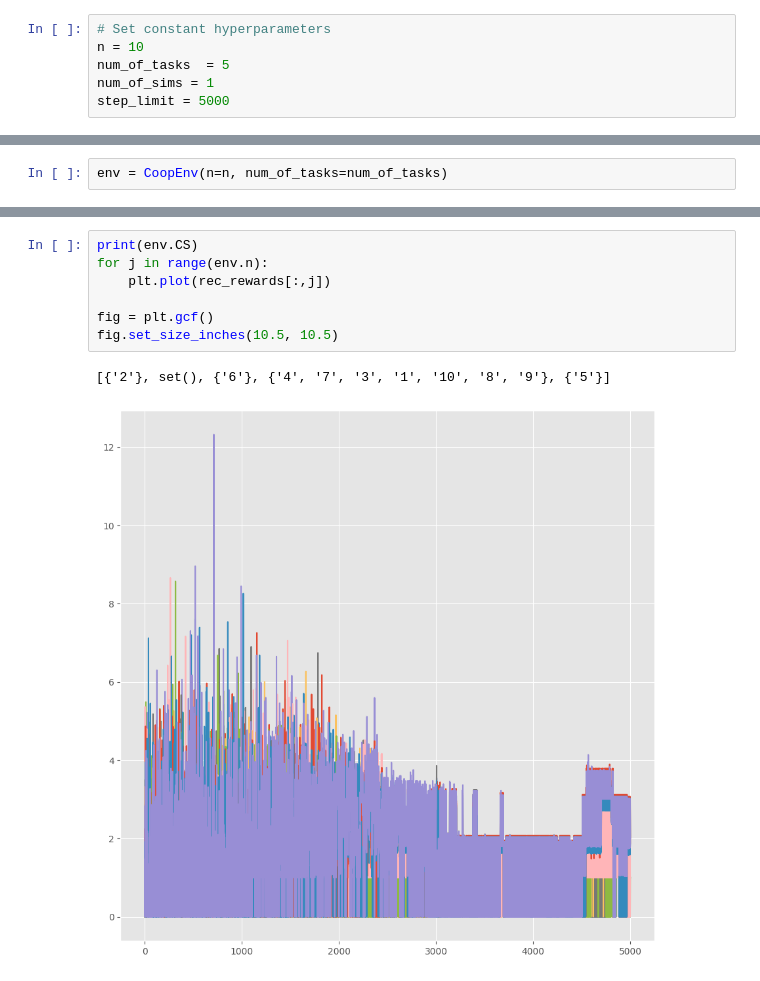
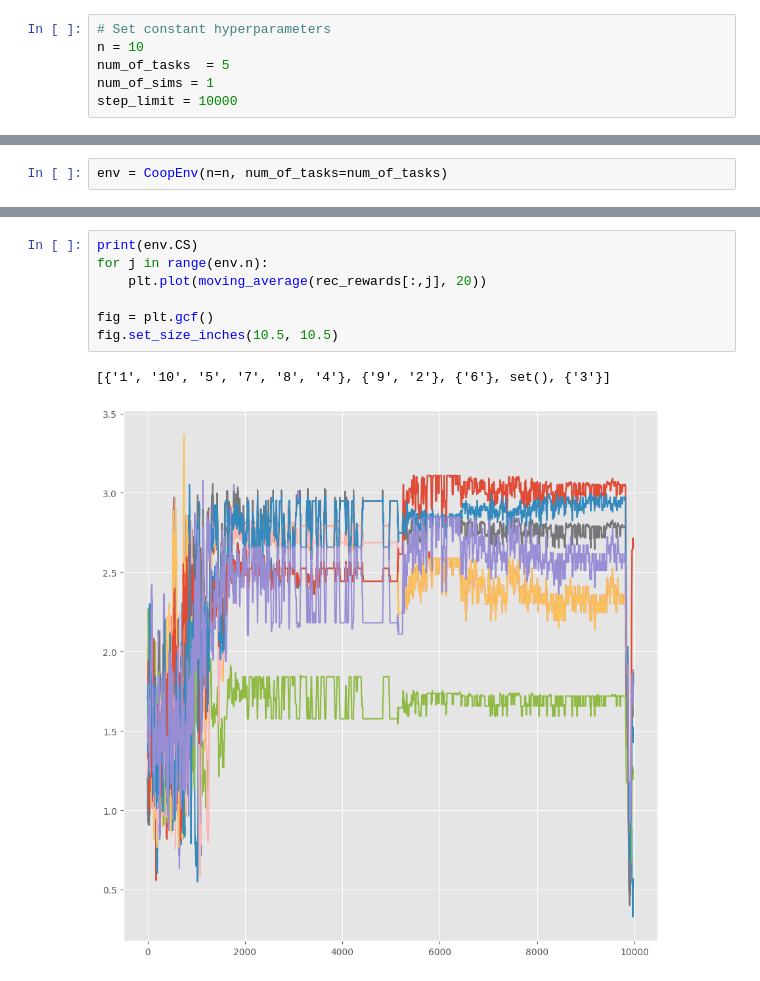
Before and after one commit to akhimoche/coop-form-marl, a Jupyter notebook: driver_code.ipynb, the cells around one changed output, grey strips where cells are left out. Saved outputs shown, nothing was run; the diff lists cells and outputs as text.

```diff
--- a/driver_code.ipynb
+++ b/driver_code.ipynb
@@ -11,5 +11,5 @@ plt.style.use('ggplot')
 n = 10
 num_of_tasks  = 5
 num_of_sims = 1
-step_limit = 5000
+step_limit = 10000
 # %%
@@ -144,10 +155,10 @@ np.save(f'n{n}t{num_of_tasks}_cstruct_cnf0.npy', converged_structure)
 # %%
 print(env.CS)
 for j in range(env.n):
-    plt.plot(rec_rewards[:,j])
+    plt.plot(moving_average(rec_rewards[:,j], 20))
 
 fig = plt.gcf()
 fig.set_size_inches(10.5, 10.5)
 # %% [output]
-[{'2'}, set(), {'6'}, {'4', '7', '3', '1', '10', '8', '9'}, {'5'}]
+[{'1', '10', '5', '7', '8', '4'}, {'9', '2'}, {'6'}, set(), {'3'}]
-[figure, old version]
+[figure, new version]
```
Also changed, not shown: parts of 8 cells of this notebook, 14 other files.
